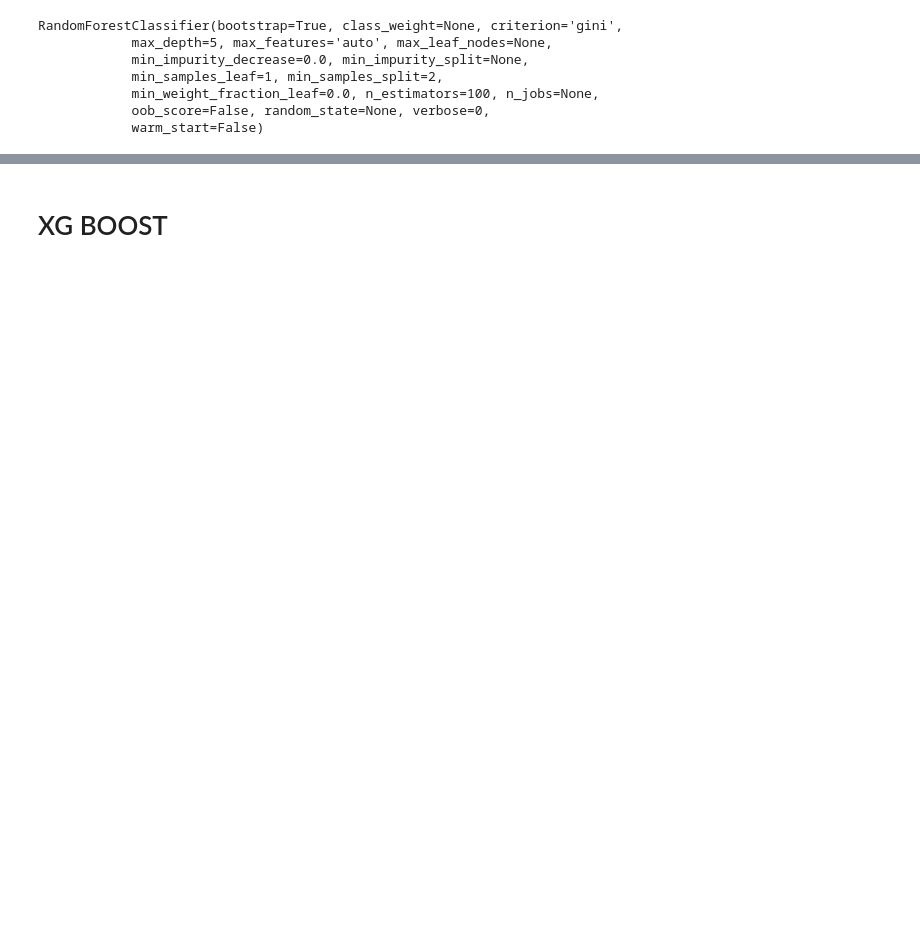
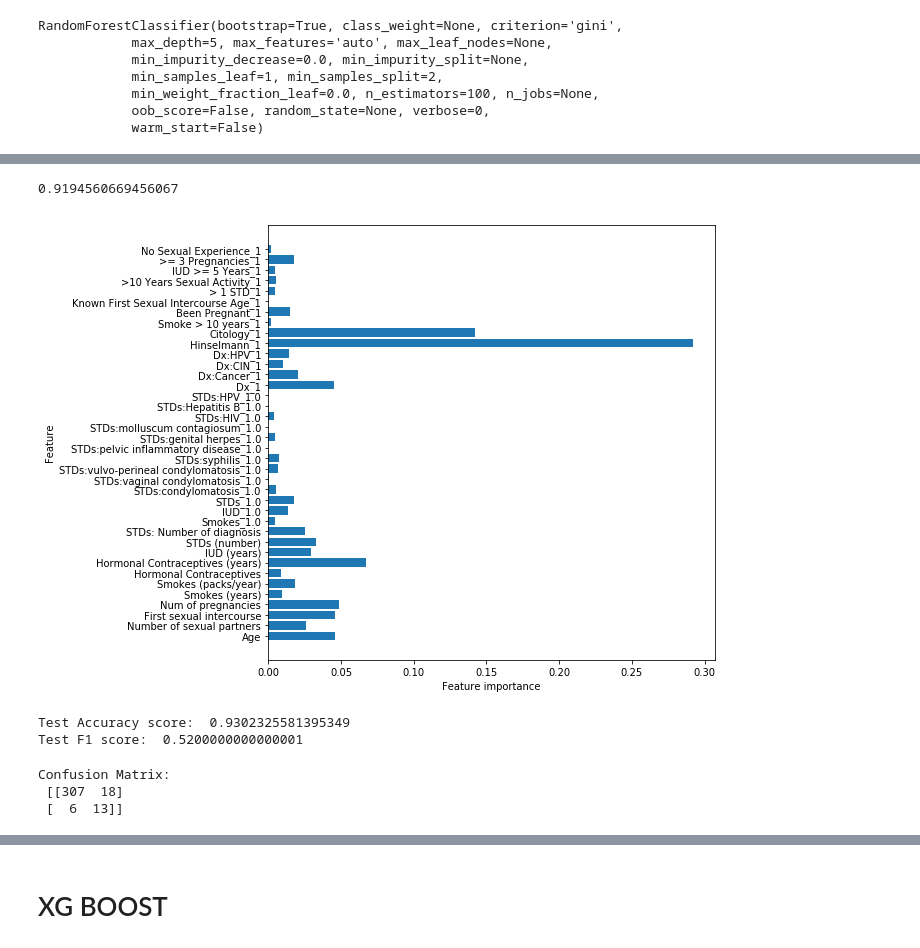
Before and after one commit to AustinKrause/cervical-cancer-classification, a Jupyter notebook: ML_models.ipynb, the cells around one changed output, grey strips where cells are left out. Drawn from its saved outputs; the diff is of its cells as text; code cells hidden in the pictures; blank space fills up the shorter version.

```diff
--- a/ML_models.ipynb
+++ b/ML_models.ipynb
@@ -443,0 +529,3 @@ Test F1 score:  0.7555555555555555
+# %%
+forest_upsample = RandomForestClassifier(n_estimators=100, max_depth= 5)
+forest_upsample.fit(X_train_upsample, y_train_upsample)
@@ -443,0 +540,16 @@ Test F1 score:  0.7555555555555555
+# %%
+forest_upsample.score(X_train_upsample, y_train_upsample)
+# %% [output]
+0.9194560669456067
+# %%
+def plot_feature_importances(model):
+    n_features = X_train.shape[1]
+    plt.figure(figsize=(8,8))
+    plt.barh(range(n_features), model.feature_importances_, align='center')
+    plt.yticks(np.arange(n_features), X_train.columns.values)
+    plt.xlabel("Feature importance")
+    plt.ylabel("Feature")
+# %%
+plot_feature_importances(forest_upsample)
+# %% [output]
+[figure, added]
@@ -443,0 +558,16 @@ Test F1 score:  0.7555555555555555
+# %%
+# checking accuracy
+print('Test Accuracy score: ', accuracy_score(y_test, forest_pred_upsample))
+# checking accuracy
+print('Test F1 score: ', f1_score(y_test, forest_pred_upsample))
+# %% [output]
+Test Accuracy score:  0.9302325581395349
+Test F1 score:  0.5200000000000001
+# %%
+#plot confusion matrix
+cnf_matrix_rf_upsample = confusion_matrix(y_test, forest_pred_upsample)
+print('Confusion Matrix:\n',cnf_matrix_rf_upsample)
+# %% [output]
+Confusion Matrix:
+ [[307  18]
+ [  6  13]]
```
Also changed, not shown: parts of 65 cells of this notebook, 1 other file.
